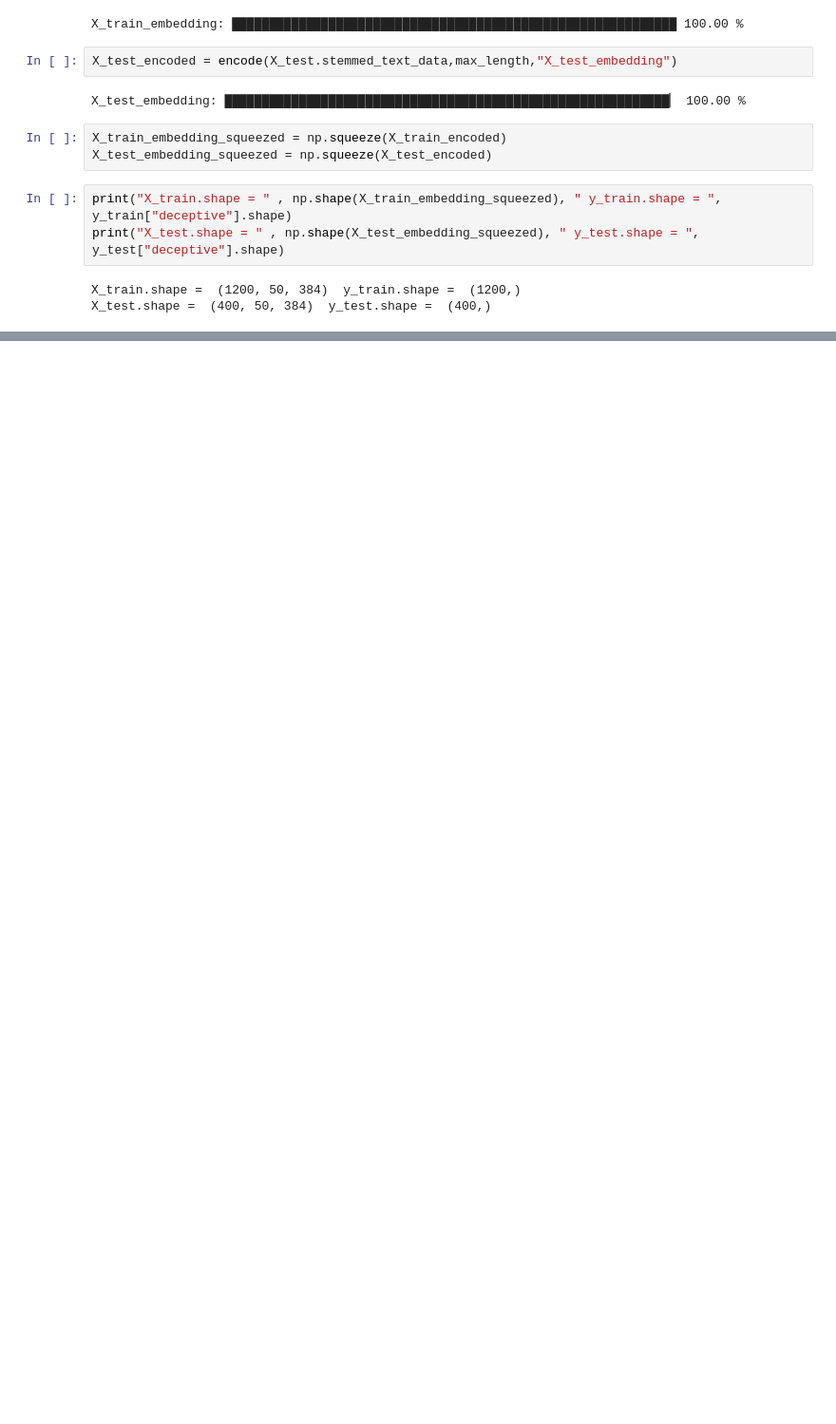
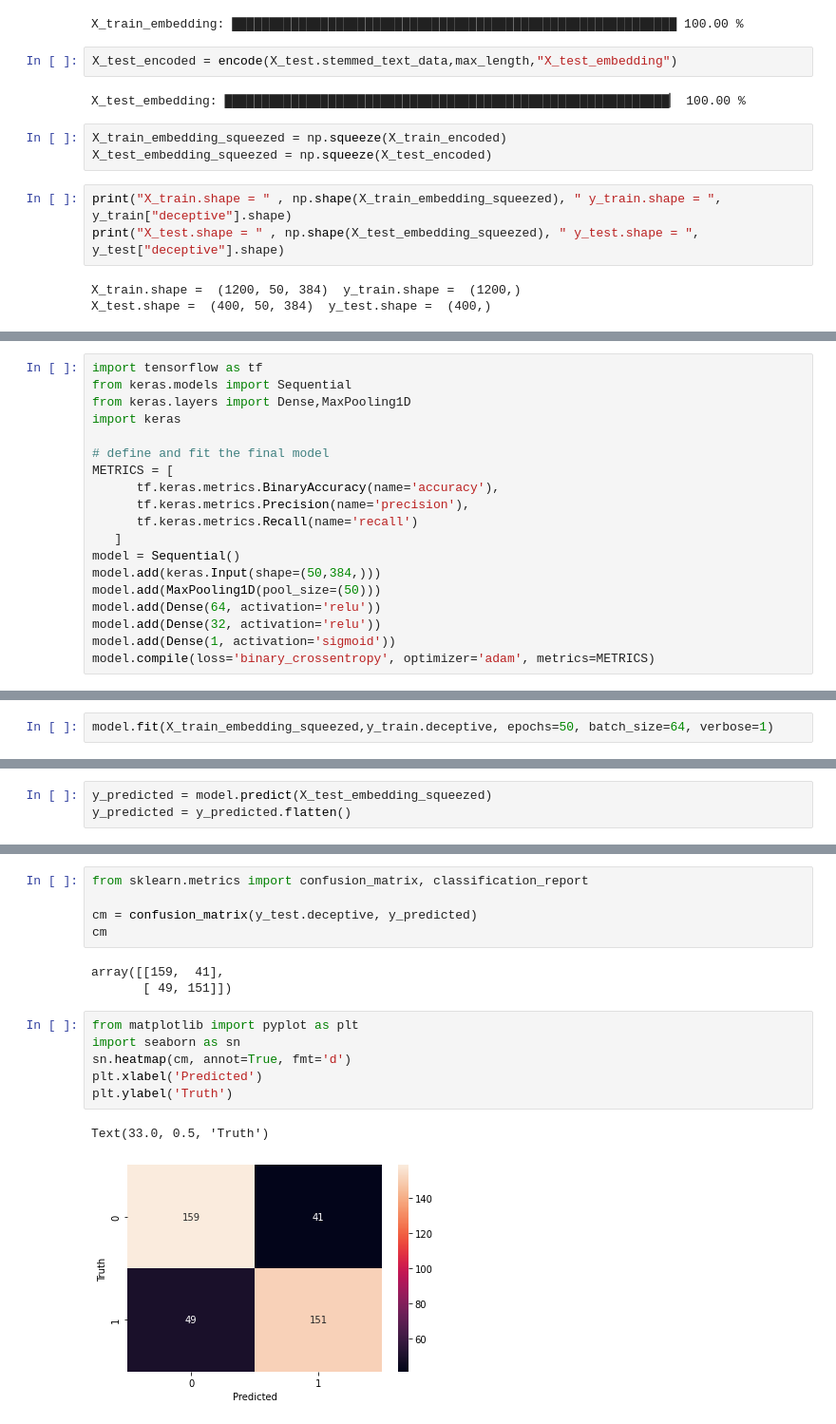
Before and after one commit to ras1364/DetectFakeReviewsUsing-Sentence_BERT, a Jupyter notebook: FakeReviewDetectionUsingSentenceBertVer3_2_0.ipynb, the cells around one changed output, grey strips where cells are left out. Shown at 95% size. Saved outputs shown, nothing was run; the diff lists cells and outputs as text; blank space fills up the shorter version.

```diff
--- a/FakeReviewDetectionUsingSentenceBertVer3_2_0.ipynb
+++ b/FakeReviewDetectionUsingSentenceBertVer3_2_0.ipynb
@@ -261,0 +269,19 @@ weighted avg       0.54      0.54      0.54       400
+# %%
+import tensorflow as tf
+from keras.models import Sequential
+from keras.layers import Dense,MaxPooling1D
+import keras
+
+# define and fit the final model
+METRICS = [
+      tf.keras.metrics.BinaryAccuracy(name='accuracy'),
+      tf.keras.metrics.Precision(name='precision'),
+      tf.keras.metrics.Recall(name='recall')
+   ]
+model = Sequential()
+model.add(keras.Input(shape=(50,384,)))
+model.add(MaxPooling1D(pool_size=(50)))
+model.add(Dense(64, activation='relu'))
+model.add(Dense(32, activation='relu'))
+model.add(Dense(1, activation='sigmoid'))
+model.compile(loss='binary_crossentropy', optimizer='adam', metrics=METRICS)
@@ -261,0 +309,2 @@ weighted avg       0.54      0.54      0.54       400
+# %%
+model.fit(X_train_embedding_squeezed,y_train.deceptive, epochs=50, batch_size=64, verbose=1)
@@ -261,0 +343,3 @@ weighted avg       0.54      0.54      0.54       400
+# %%
+y_predicted = model.predict(X_test_embedding_squeezed)
+y_predicted = y_predicted.flatten()
@@ -261,0 +366,17 @@ weighted avg       0.54      0.54      0.54       400
+# %%
+from sklearn.metrics import confusion_matrix, classification_report
+
+cm = confusion_matrix(y_test.deceptive, y_predicted)
+cm
+# %% [output]
+array([[159,  41],
+       [ 49, 151]])
+# %%
+from matplotlib import pyplot as plt
+import seaborn as sn
+sn.heatmap(cm, annot=True, fmt='d')
+plt.xlabel('Predicted')
+plt.ylabel('Truth')
+# %% [output]
+Text(33.0, 0.5, 'Truth')
+[figure, added]
```
Also changed, not shown: parts of 15 cells of this notebook.
